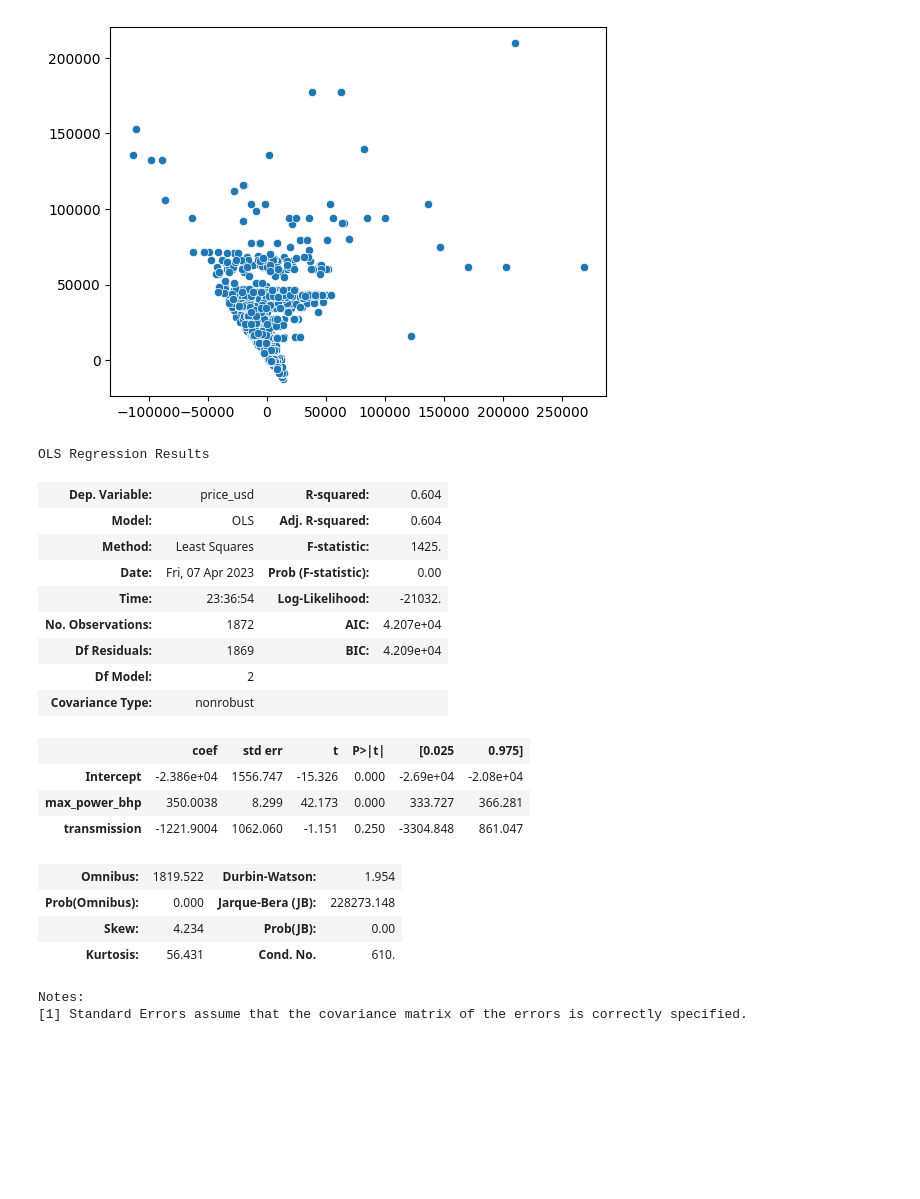
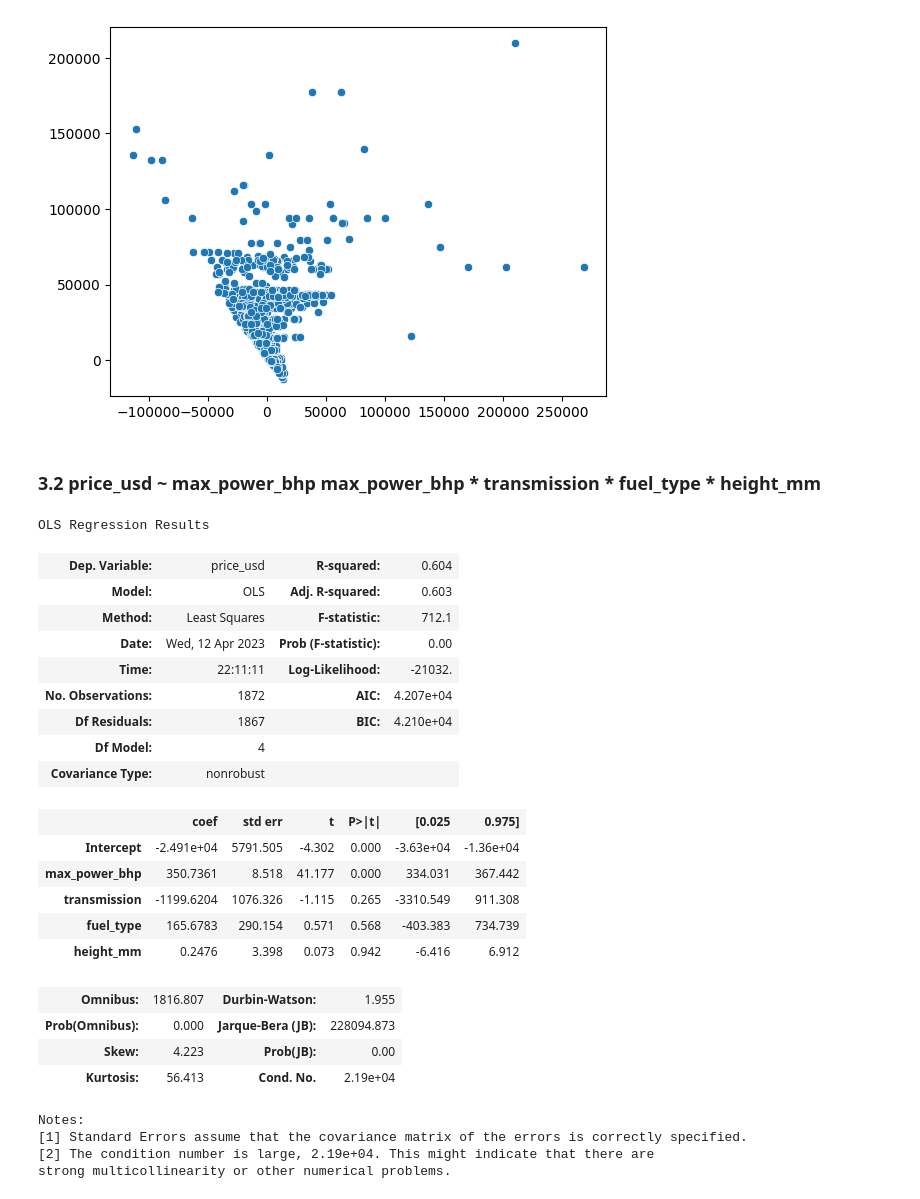
Before and after one commit to Querians/Lab-7, a Jupyter notebook: main.ipynb, the cells around one changed output. Cells and saved outputs as stored; diff of their text form; code cells hidden in the pictures; blank space fills up the shorter version.

```diff
--- a/main.ipynb
+++ b/main.ipynb
@@ -85,16 +89,16 @@ usedcar
 # %%
 usedcar['engine'] = usedcar['engine'].str.replace('cc', '').astype(int)
 # %%
-# split 2 value in max_power to 2 column
-usedcar['max_power_bhp'] = usedcar['max_power'].str.replace(r' |bhp|rpm', '').str.split('@',n=1, expand=True)[0].astype(float)
-usedcar['max_power_rpm'] = usedcar['max_power'].str.replace(r' |bhp|rpm', '').str.split('@',n=1, expand=True)[1]
+# split 2 value in max_power to 2 columns
+usedcar['max_power_bhp'] = usedcar['max_power'].str.replace(r' |bhp|rpm', '', regex=True).str.split('@',n=1, expand=True, regex=True)[0].astype(float)
+usedcar['max_power_rpm'] = usedcar['max_power'].str.replace(r' |bhp|rpm', '', regex=True).str.split('@',n=1, expand=True, regex=True)[1]
 usedcar['max_power_rpm'] = usedcar['max_power_rpm'].replace(r'^\s*$', np.nan, regex=True)
 usedcar.dropna(inplace=True)
 usedcar['max_power_rpm'] = usedcar['max_power_rpm'].astype(float)
 
-# split 2 value in max_torque to 2 column
-usedcar['max_torque_nm'] = usedcar['max_torque'].str.replace(r' |Nm|rpm', '').str.split('@',n=1, expand=True)[0].astype(float)
-usedcar['max_torque_rpm'] = usedcar['max_torque'].str.replace(r' |Nm|rpm', '').str.split('@',n=1, expand=True)[1].astype(float)
+# split 2 value in max_torque to 2 columns
+usedcar['max_torque_nm'] = usedcar['max_torque'].str.replace(r' |Nm|rpm', '', regex=True).str.split('@',n=1, expand=True, regex=True)[0].astype(float)
+usedcar['max_torque_rpm'] = usedcar['max_torque'].str.replace(r' |Nm|rpm', '', regex=True).str.split('@',n=1, expand=True, regex=True)[1].astype(float)
 
 usedcar.drop(columns=['max_power', 'max_torque'], inplace=True)
 # %%
@@ -371,27 +414,33 @@ sns.scatterplot(x =model.resid, y = res)
 # %% [output]
 <Axes: >
 [figure]
+# %% [markdown]
+### 3.2 price_usd ~ max_power_bhp max_power_bhp * transmission * fuel_type * height_mm
 # %%
-model = ols('price_usd ~ max_power_bhp + transmission',usedcar_df).fit()
-model.summary()
+model_many = ols('price_usd ~ max_power_bhp + transmission + fuel_type + height_mm',usedcar_df).fit()
+model_many.summary()
 # %% [output]
 OLS Regression Results
 | Dep. Variable: | price_usd | R-squared: | 0.604 |
-| Model: | OLS | Adj. R-squared: | 0.604 |
-| Method: | Least Squares | F-statistic: | 1425. |
-| Date: | Fri, 07 Apr 2023 | Prob (F-statistic): | 0.00 |
-| Time: | 23:36:54 | Log-Likelihood: | -21032. |
+| Model: | OLS | Adj. R-squared: | 0.603 |
+| Method: | Least Squares | F-statistic: | 712.1 |
+| Date: | Wed, 12 Apr 2023 | Prob (F-statistic): | 0.00 |
+| Time: | 22:11:11 | Log-Likelihood: | -21032. |
 | No. Observations: | 1872 | AIC: | 4.207e+04 |
-| Df Residuals: | 1869 | BIC: | 4.209e+04 |
-| Df Model: | 2 |  |  |
+| Df Residuals: | 1867 | BIC: | 4.210e+04 |
+| Df Model: | 4 |  |  |
 | Covariance Type: | nonrobust |  |  |
 |  | coef | std err | t | P>|t| | [0.025 | 0.975] |
-| Intercept | -2.386e+04 | 1556.747 | -15.326 | 0.000 | -2.69e+04 | -2.08e+04 |
-| max_power_bhp | 350.0038 | 8.299 | 42.173 | 0.000 | 333.727 | 366.281 |
-| transmission | -1221.9004 | 1062.060 | -1.151 | 0.250 | -3304.848 | 861.047 |
+| Intercept | -2.491e+04 | 5791.505 | -4.302 | 0.000 | -3.63e+04 | -1.36e+04 |
+| max_power_bhp | 350.7361 | 8.518 | 41.177 | 0.000 | 334.031 | 367.442 |
+| transmission | -1199.6204 | 1076.326 | -1.115 | 0.265 | -3310.549 | 911.308 |
+| fuel_type | 165.6783 | 290.154 | 0.571 | 0.568 | -403.383 | 734.739 |
+| height_mm | 0.2476 | 3.398 | 0.073 | 0.942 | -6.416 | 6.912 |
-| Omnibus: | 1819.522 | Durbin-Watson: | 1.954 |
-| Prob(Omnibus): | 0.000 | Jarque-Bera (JB): | 228273.148 |
-| Skew: | 4.234 | Prob(JB): | 0.00 |
-| Kurtosis: | 56.431 | Cond. No. | 610. |
+| Omnibus: | 1816.807 | Durbin-Watson: | 1.955 |
+| Prob(Omnibus): | 0.000 | Jarque-Bera (JB): | 228094.873 |
+| Skew: | 4.223 | Prob(JB): | 0.00 |
+| Kurtosis: | 56.413 | Cond. No. | 2.19e+04 |
 Notes:
 [1] Standard Errors assume that the covariance matrix of the errors is correctly specified.
+[2] The condition number is large, 2.19e+04. This might indicate that there are
+strong multicollinearity or other numerical problems.
```
Also changed, not shown: parts of 32 cells of this notebook.
